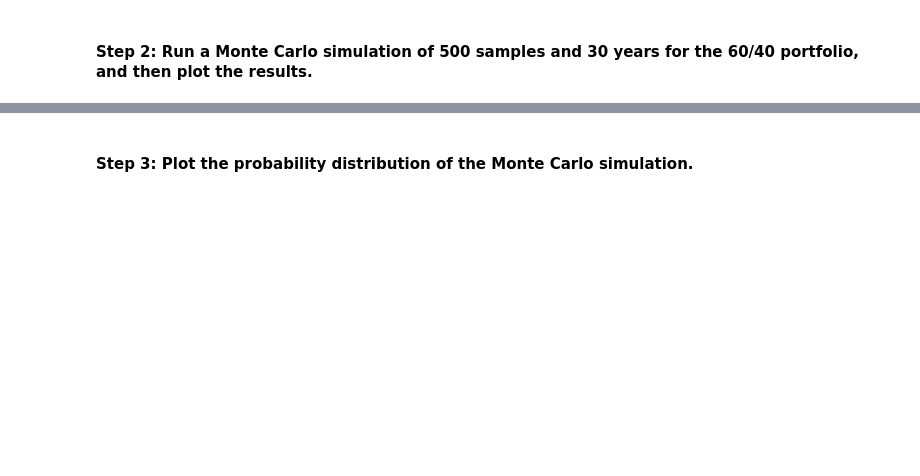
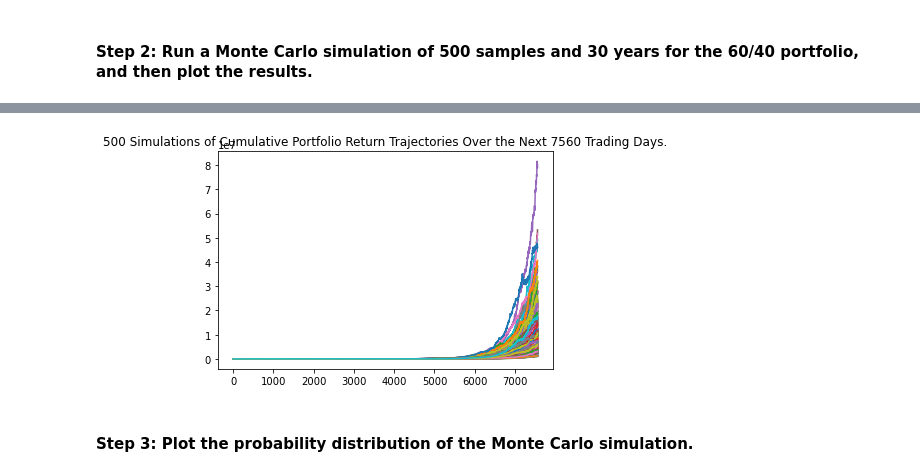
Before and after one commit to williamalford81/Assignment_5, a Jupyter notebook: financial_planning_tools.ipynb, the cells around one changed output, grey strips where cells are left out. Drawn from its saved outputs; the diff is of its cells as text; code cells hidden in the pictures; blank space fills up the shorter version.

```diff
--- a/financial_planning_tools.ipynb
+++ b/financial_planning_tools.ipynb
@@ -406,19 +418,26 @@ In this section, you’ll use the MCForecastTools library to create a Monte Carl
 # %%
 # Set start and end dates of 3 years back from your current date
 # Alternatively, you can use an end date of 2020-08-07 and work 3 years back from that date
-# YOUR CODE HERE
-# YOUR CODE HERE
+start_date = pd.Timestamp("2017-08-07", tz="America/New_York").isoformat()
+end_date = pd.Timestamp("2020-08-07", tz="America/New_York").isoformat()
+
 
 # Set number of rows to 1000 to retrieve the maximum amount of rows
-# YOUR CODE HERE
+rows = 1000
 # %%
 # Use the Alpaca get_barset function to make the API call to get the 3 years worth of pricing data
 # The tickers and timeframe parameters should have been set in Part 1 of this activity
 # The start and end dates should be updated with the information set above
 # Remember to add the df property to the end of the call so the response is returned as a DataFrame
-# YOUR CODE HERE
+btc_prices_df = alpaca.get_barset(
+    tickers,
+    timeframe,
+    start = start_date,
+    end = end_date
+).df
+
 
 
 # Display both the first and last five rows of the DataFrame
-# YOUR CODE HERE
-# YOUR CODE HERE
+display(btc_prices_df.head())
+display(btc_prices_df.tail())
@@ -428,7 +464,12 @@ In this section, you’ll use the MCForecastTools library to create a Monte Carl
 # Configure the Monte Carlo simulation to forecast 30 years cumulative returns
 # The weights should be split 40% to AGG and 60% to SPY.
 # Run 500 samples.
-# YOUR CODE HERE
+MC_thirty_years = MCSimulation(
+    portfolio_data = btc_prices_df,
+    weights = [.60,.40],
+    num_simulation = 500,
+    num_trading_days = 252*30
+)
 
 # Review the simulation input data
-# YOUR CODE HERE
+MC_thirty_years.portfolio_data.head()
@@ -438,7 +519,9 @@ In this section, you’ll use the MCForecastTools library to create a Monte Carl
 # %%
 # Visualize the 30-year Monte Carlo simulation by creating an
 # overlay line plot
-# YOUR CODE HERE
+thirty_years_plot = MC_thirty_years.plot_simulation()
+# %% [output]
+[figure, added]
 # %% [markdown]
 #### Step 3: Plot the probability distribution of the Monte Carlo simulation.
 # %%
```
Also changed, not shown: parts of 25 cells of this notebook.
